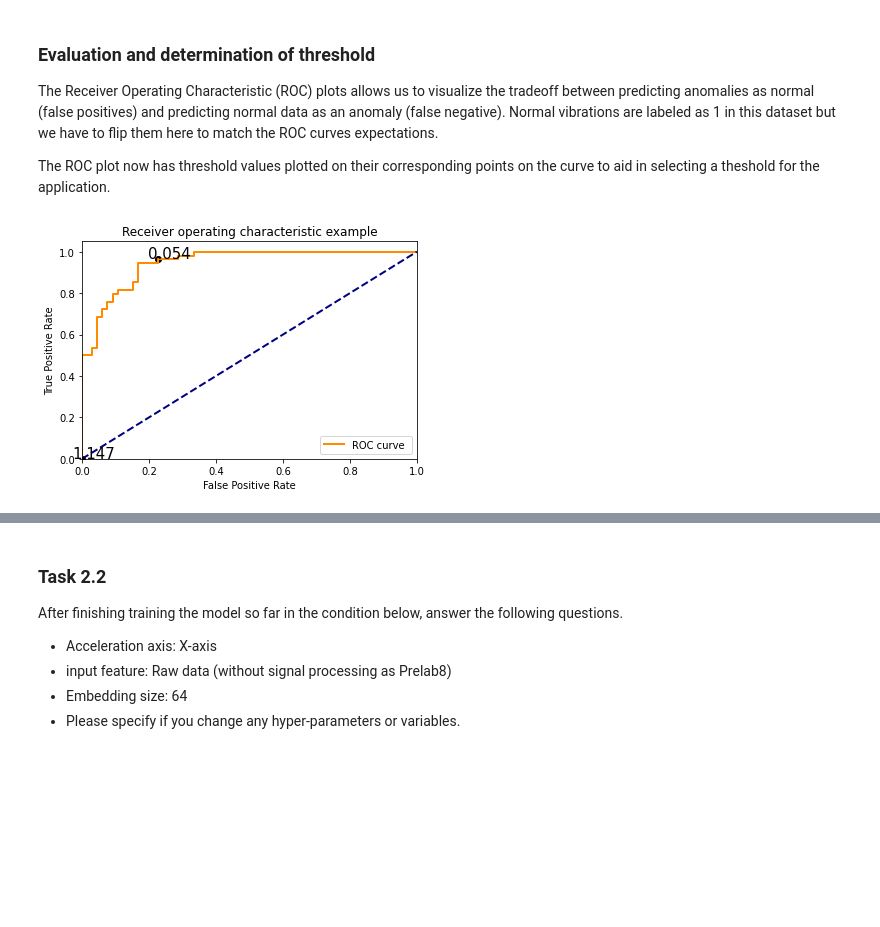
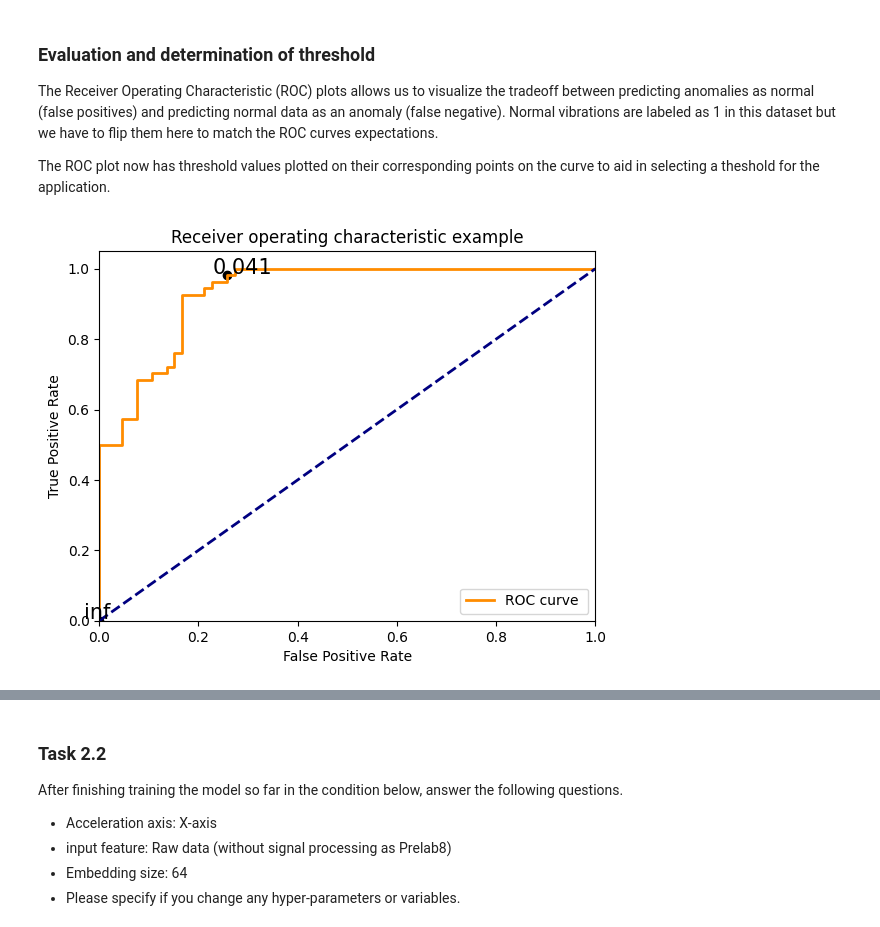
Before and after one commit to purduelamm/purdue_me597_iiot, a Jupyter notebook: lab/lab8/L8_Colab2.ipynb, the cells around one changed output, grey strips where cells are left out. Drawn from its saved outputs; the diff is of its cells as text; code cells hidden in the pictures; blank space fills up the shorter version.

```diff
--- a/lab/lab8/L8_Colab2.ipynb
+++ b/lab/lab8/L8_Colab2.ipynb
@@ -110,7 +101,8 @@ Now, we change the labels 'Normal' and 'Abnormal' into binary notation for the m
 #Converting the Classifier into binary values
 ds.loc[df['Condition'] == 'Normal', 'Status'] = 1 # if Condition column is 'Normal', Give 'Status' Column 1
 ds.loc[df['Condition'] == 'Abnormal', 'Status'] = 0 # if Condition column is 'Abnormal', Give 'Status' Column 0
-ds.drop('Condition', axis=1, inplace=True) # drop 'Condition' column (the first column)
+if 'Condition' in ds.columns:
+    ds.drop('Condition', axis=1, inplace=True)
 
 ds # display ds (dataset)
 # %% [output]
@@ -297,10 +318,3 @@ Chosen Embedding Size:  64
 ### Training the model
 
 Note that the autoencoder is trained using only the normal data, but is evaluated using the full test set.
-# %%
-#Training the model
-history = autoencoder.fit(normal_train_data, normal_train_data,
-          epochs=100,
-          batch_size=100,
-          validation_data=(test_data, test_data),
-          shuffle=True)
@@ -337,39 +396,47 @@ The Receiver Operating Characteristic (ROC) plots allows us to visualize the tra
 
 The ROC plot now has threshold values plotted on their corresponding points on the curve to aid in selecting a theshold for the application.
 # %%
-#Plotting True positive and false positive rate assessment
-reconstructions = autoencoder(test_data)
-loss = tf.keras.losses.mae(reconstructions, test_data)
+# Plotting True positive and false positive rate assessment
+autoencoder.eval()
+
+with torch.no_grad():
+    reconstructions = autoencoder(test_data.to(device))
+    loss = torch.mean(torch.abs(reconstructions - test_data.to(device)), dim=1)
+
+loss = loss.cpu().numpy()
 fpr = []
 tpr = []
-#the test labels are flipped to match how the roc_curve function expects them.
-# flipped_labels = 1-test_labels
-flipped_labels = 1-test_labels
+
+# the test labels are flipped to match how the roc_curve function expects them.
+flipped_labels = 1 - test_labels.cpu().numpy()
+
 fpr, tpr, thresholds = roc_curve(flipped_labels, loss)
+
 plt.figure()
 lw = 2
 plt.plot(fpr, tpr, color='darkorange',
          lw=lw, label='ROC curve ')
 plt.plot([0, 1], [0, 1], color='navy', lw=lw, linestyle='--')
 plt.xlim([0.0, 1.0])
 plt.ylim([0.0, 1.05])
 plt.xlabel('False Positive Rate')
 plt.ylabel('True Positive Rate')
 plt.title('Receiver operating characteristic example')
 plt.legend(loc="lower right")
 
 # plot some thresholds
-thresholds_every=20
+thresholds_every = 20
 thresholdsLength = len(thresholds)
-colorMap=plt.get_cmap('jet', thresholdsLength)
+colorMap = plt.get_cmap('jet', thresholdsLength)
+
 for i in range(0, thresholdsLength, thresholds_every):
-  threshold_value_with_max_four_decimals = str(thresholds[i])[:5]
-  plt.scatter(fpr[i], tpr[i], c='black')
-  plt.text(fpr[i] - 0.03, tpr[i] + 0.005, threshold_value_with_max_four_decimals, fontdict={'size': 15})
+    threshold_value_with_max_four_decimals = str(thresholds[i])[:5]
+    plt.scatter(fpr[i], tpr[i], c='black')
+    plt.text(fpr[i] - 0.03, tpr[i] + 0.005, threshold_value_with_max_four_decimals, fontdict={'size': 15})
 
 plt.show()
 # %% [output]
-[figure, old version]
+[figure, new version]
 # %%
 roc_auc = auc(fpr, tpr) # check roc auc score (the area of roc graph above)
 print("ROC - AUC score is {}.".format(roc_auc))
```
Also changed, not shown: parts of 23 cells of this notebook, 3 other files.
